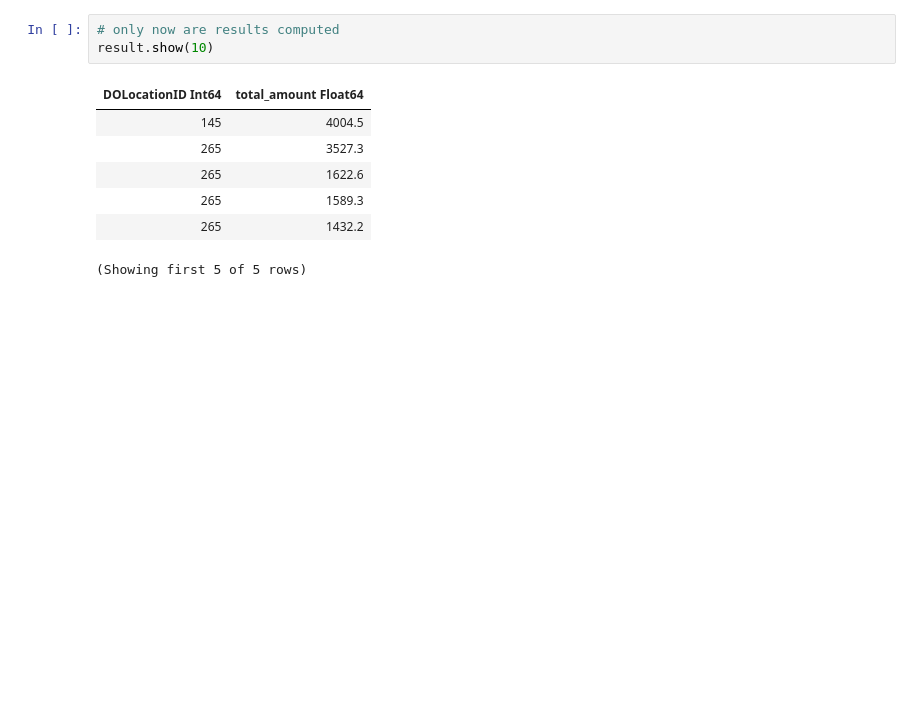
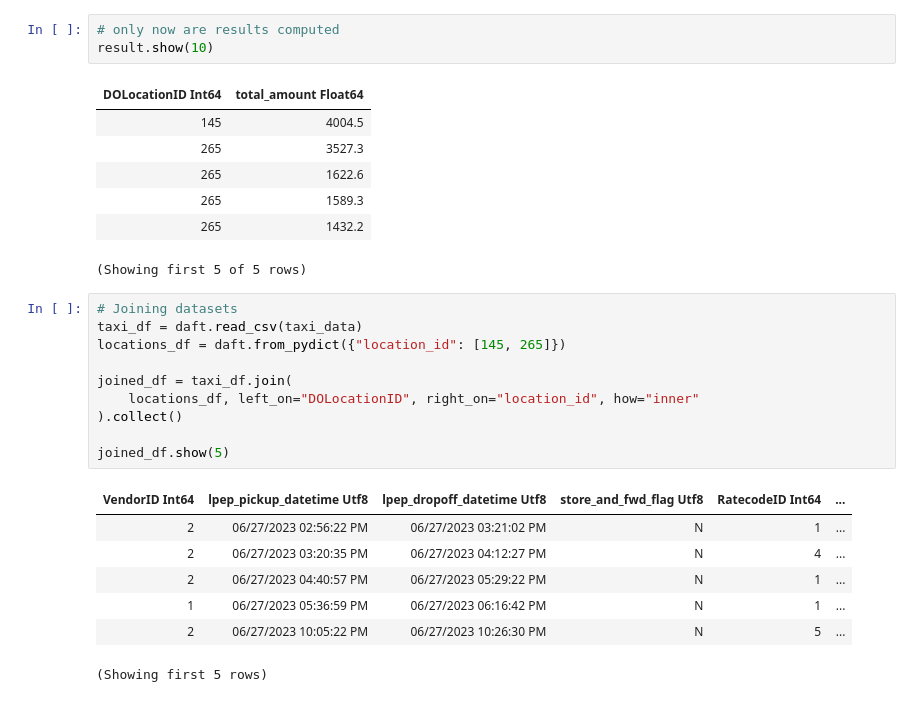
Before and after one commit to adam133/pyowa-dataframes, a Jupyter notebook: slides/presentation_slides.ipynb, the cells around one changed output. Cells and saved outputs as stored; diff of their text form; blank space fills up the shorter version.

```diff
--- a/slides/presentation_slides.ipynb
+++ b/slides/presentation_slides.ipynb
@@ -334,3 +334,21 @@ result.show(10)
 | 265 | 1589.3 |
 | 265 | 1432.2 |
 (Showing first 5 of 5 rows)
+# %%
+# Joining datasets
+taxi_df = daft.read_csv(taxi_data)
+locations_df = daft.from_pydict({"location_id": [145, 265]})
+
+joined_df = taxi_df.join(
+    locations_df, left_on="DOLocationID", right_on="location_id", how="inner"
+).collect()
+
+joined_df.show(5)
+# %% [output]
+| VendorID Int64 | lpep_pickup_datetime Utf8 | lpep_dropoff_datetime Utf8 | store_and_fwd_flag Utf8 | RatecodeID Int64 | ... |
+| 2 | 06/27/2023 02:56:22 PM | 06/27/2023 03:21:02 PM | N | 1 | ... |
+| 2 | 06/27/2023 03:20:35 PM | 06/27/2023 04:12:27 PM | N | 4 | ... |
+| 2 | 06/27/2023 04:40:57 PM | 06/27/2023 05:29:22 PM | N | 1 | ... |
+| 1 | 06/27/2023 05:36:59 PM | 06/27/2023 06:16:42 PM | N | 1 | ... |
+| 2 | 06/27/2023 10:05:22 PM | 06/27/2023 10:26:30 PM | N | 5 | ... |
+(Showing first 5 rows)
```
